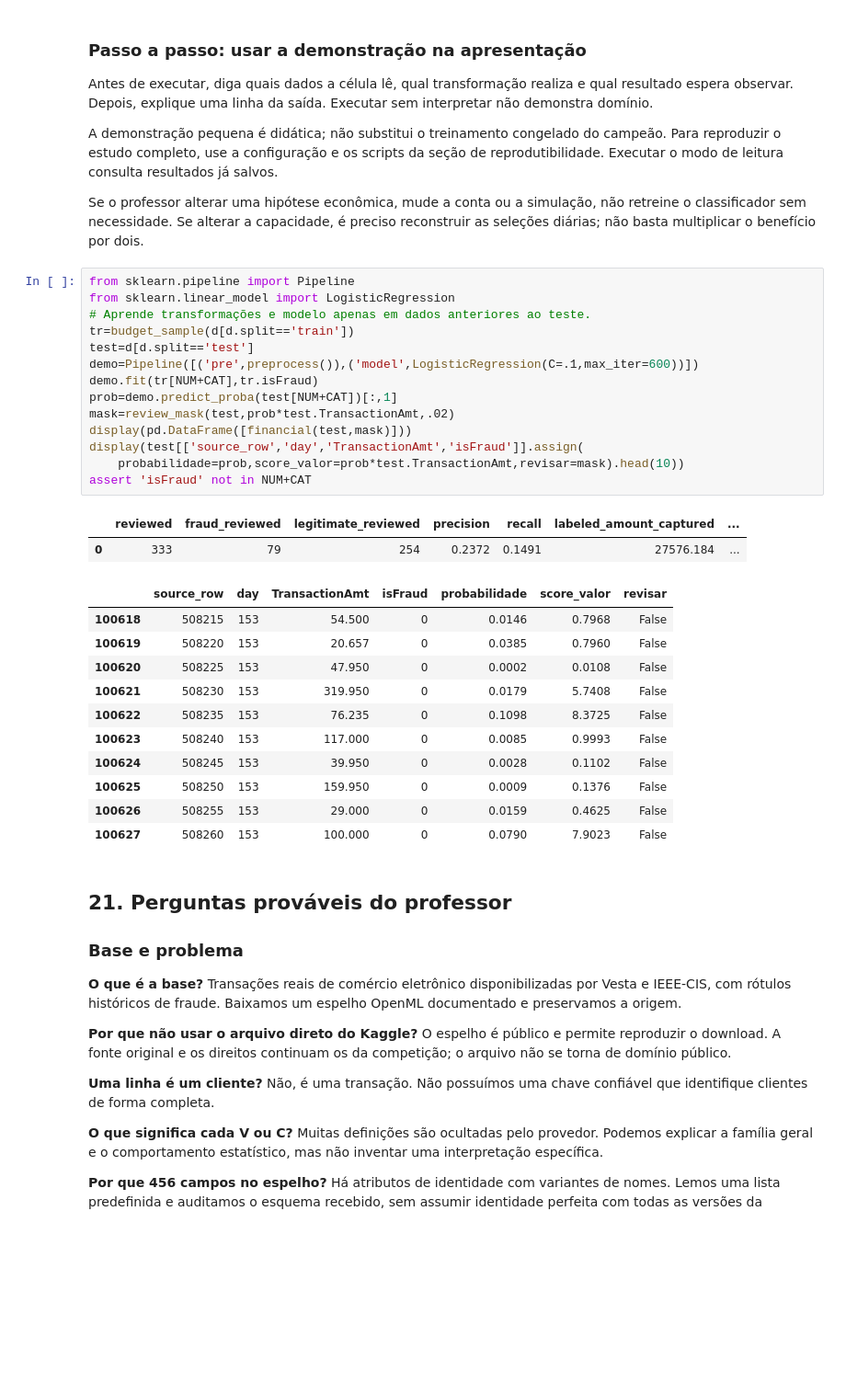
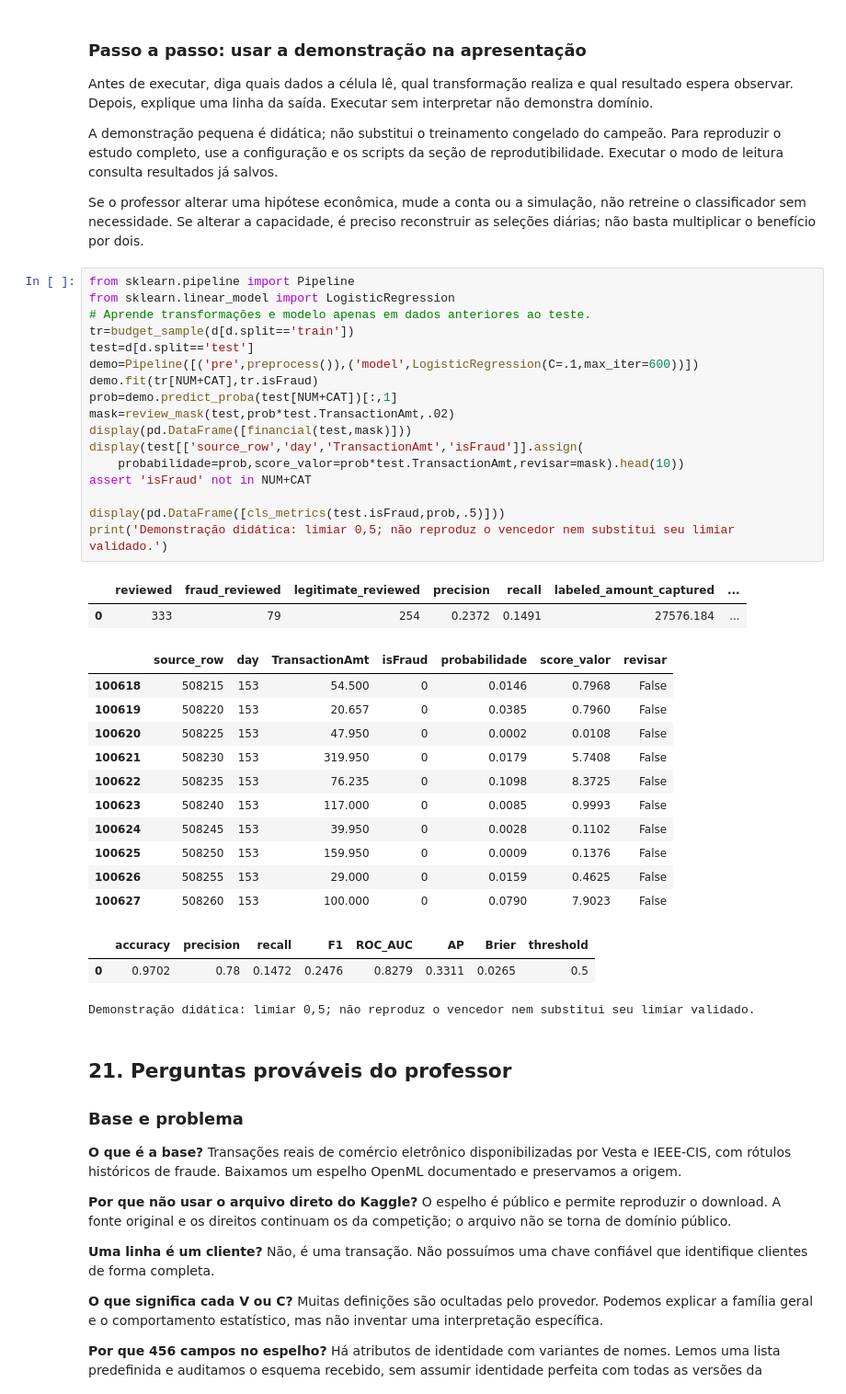
Before and after one commit to joao-castroo/deteccao-fraudes-ml-ibmec, a Jupyter notebook: notebooks/01_projeto_fraude_completo.ipynb, the cells around one changed output. Shown at 92% size. Saved outputs shown, nothing was run; the diff lists cells and outputs as text; blank space fills up the shorter version.

```diff
--- a/notebooks/01_projeto_fraude_completo.ipynb
+++ b/notebooks/01_projeto_fraude_completo.ipynb
@@ -775,31 +826,37 @@ Se o professor alterar uma hipótese econômica, mude a conta ou a simulação,
 # %%
 from sklearn.pipeline import Pipeline
 from sklearn.linear_model import LogisticRegression
 # Aprende transformações e modelo apenas em dados anteriores ao teste.
 tr=budget_sample(d[d.split=='train'])
 test=d[d.split=='test']
 demo=Pipeline([('pre',preprocess()),('model',LogisticRegression(C=.1,max_iter=600))])
 demo.fit(tr[NUM+CAT],tr.isFraud)
 prob=demo.predict_proba(test[NUM+CAT])[:,1]
 mask=review_mask(test,prob*test.TransactionAmt,.02)
 display(pd.DataFrame([financial(test,mask)]))
 display(test[['source_row','day','TransactionAmt','isFraud']].assign(
     probabilidade=prob,score_valor=prob*test.TransactionAmt,revisar=mask).head(10))
 assert 'isFraud' not in NUM+CAT
+
+display(pd.DataFrame([cls_metrics(test.isFraud,prob,.5)]))
+print('Demonstração didática: limiar 0,5; não reproduz o vencedor nem substitui seu limiar validado.')
 # %% [output]
 |  | reviewed | fraud_reviewed | legitimate_reviewed | precision | recall | labeled_amount_captured | ... |
 | 0 | 333 | 79 | 254 | 0.2372 | 0.1491 | 27576.184 | ... |
 |  | source_row | day | TransactionAmt | isFraud | probabilidade | score_valor | revisar |
 | 100618 | 508215 | 153 | 54.500 | 0 | 0.0146 | 0.7968 | False |
 | 100619 | 508220 | 153 | 20.657 | 0 | 0.0385 | 0.7960 | False |
 | 100620 | 508225 | 153 | 47.950 | 0 | 0.0002 | 0.0108 | False |
 | 100621 | 508230 | 153 | 319.950 | 0 | 0.0179 | 5.7408 | False |
 | 100622 | 508235 | 153 | 76.235 | 0 | 0.1098 | 8.3725 | False |
 | 100623 | 508240 | 153 | 117.000 | 0 | 0.0085 | 0.9993 | False |
 | 100624 | 508245 | 153 | 39.950 | 0 | 0.0028 | 0.1102 | False |
 | 100625 | 508250 | 153 | 159.950 | 0 | 0.0009 | 0.1376 | False |
 | 100626 | 508255 | 153 | 29.000 | 0 | 0.0159 | 0.4625 | False |
 | 100627 | 508260 | 153 | 100.000 | 0 | 0.0790 | 7.9023 | False |
+|  | accuracy | precision | recall | F1 | ROC_AUC | AP | Brier | threshold |
+| 0 | 0.9702 | 0.78 | 0.1472 | 0.2476 | 0.8279 | 0.3311 | 0.0265 | 0.5 |
+Demonstração didática: limiar 0,5; não reproduz o vencedor nem substitui seu limiar validado.
 # %% [markdown]
 ## 21. Perguntas prováveis do professor
 ### Base e problema
```
Also changed, not shown: parts of 6 cells of this notebook, 22 other files.
